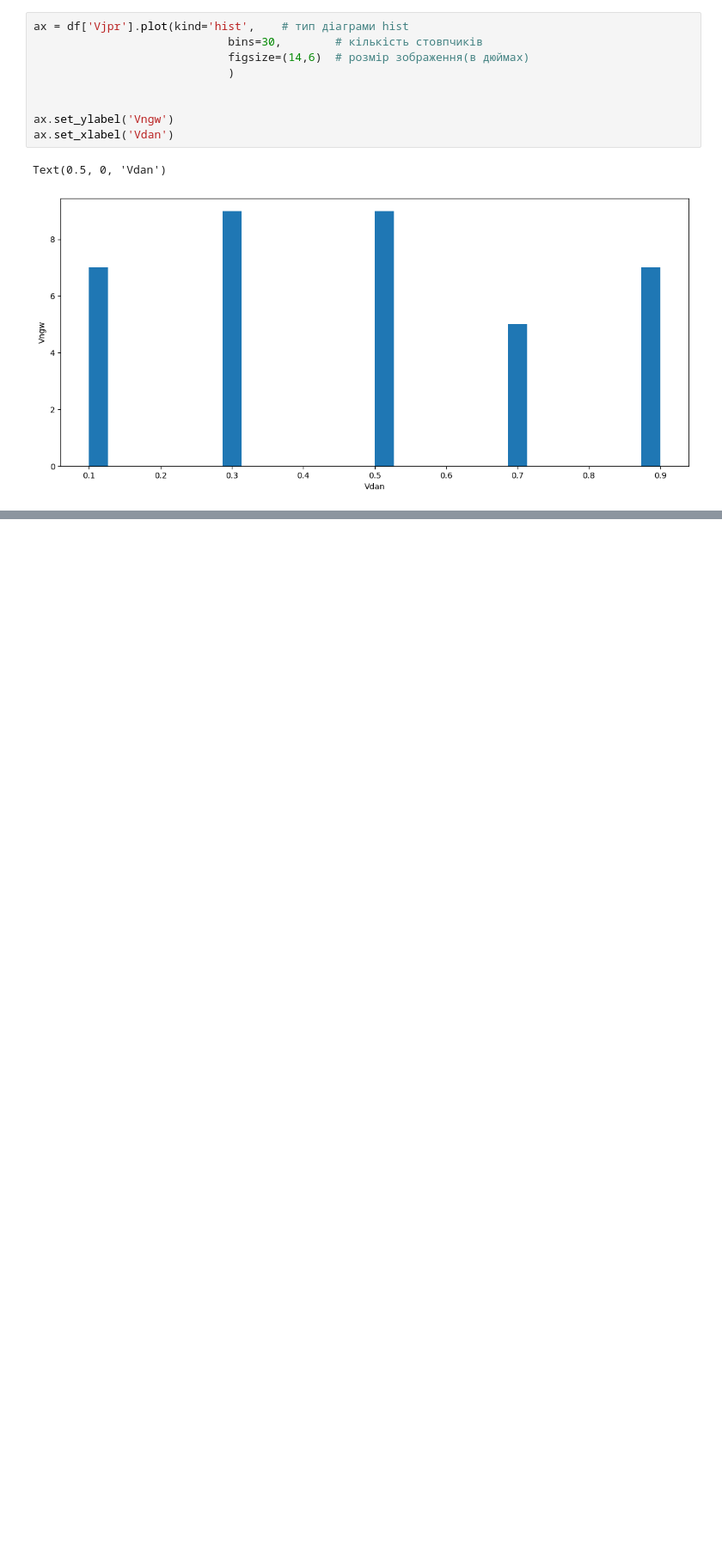
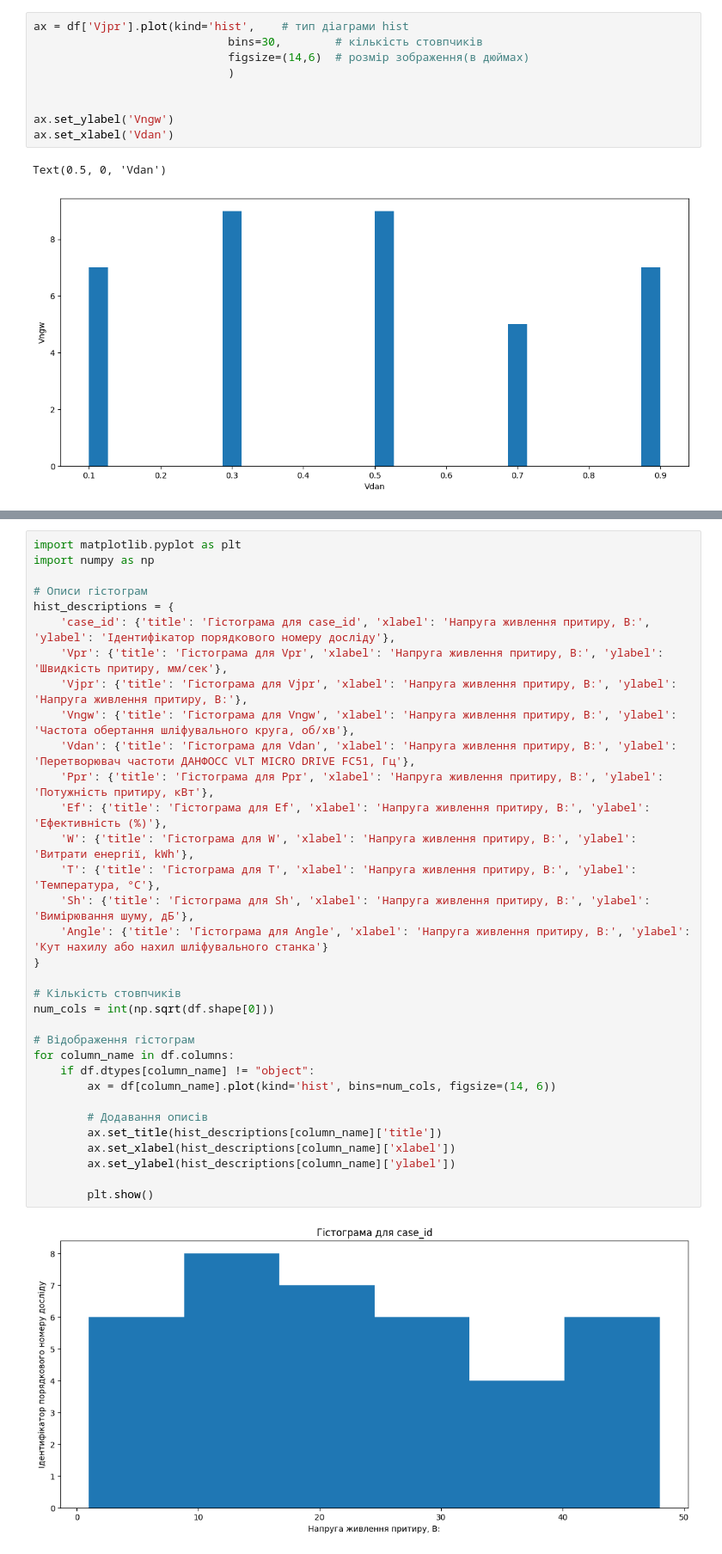
Before and after one commit to IrynaBarnych/AI_EX, a Jupyter notebook: exam/Екзамен.ipynb, the cells around one changed output, grey strips where cells are left out. Shown at 86% size. Saved outputs shown, nothing was run; the diff lists cells and outputs as text; blank space fills up the shorter version.

Commit message:
робота з датасетом та гістограмами

```diff
--- a/exam/Екзамен.ipynb
+++ b/exam/Екзамен.ipynb
@@ -222,0 +254,35 @@ plt.show()
+# %%
+import matplotlib.pyplot as plt
+import numpy as np
+
+# Описи гістограм
+hist_descriptions = {
+    'case_id': {'title': 'Гістограма для case_id', 'xlabel': 'Напруга живлення притиру, В:', 'ylabel': 'Ідентифікатор порядкового номеру досліду'},
+    'Vpr': {'title': 'Гістограма для Vpr', 'xlabel': 'Напруга живлення притиру, В:', 'ylabel': 'Швидкість притиру, мм/сек'},
+    'Vjpr': {'title': 'Гістограма для Vjpr', 'xlabel': 'Напруга живлення притиру, В:', 'ylabel': 'Напруга живлення притиру, В:'},
+    'Vngw': {'title': 'Гістограма для Vngw', 'xlabel': 'Напруга живлення притиру, В:', 'ylabel': 'Частота обертання шліфувального круга, об/хв'},
+    'Vdan': {'title': 'Гістограма для Vdan', 'xlabel': 'Напруга живлення притиру, В:', 'ylabel': 'Перетворювач частоти ДАНФОСС VLT MICRO DRIVE FC51, Гц'},
+    'Ppr': {'title': 'Гістограма для Ppr', 'xlabel': 'Напруга живлення притиру, В:', 'ylabel': 'Потужність притиру, кВт'},
+    'Ef': {'title': 'Гістограма для Ef', 'xlabel': 'Напруга живлення притиру, В:', 'ylabel': 'Ефективність (%)'},
+    'W': {'title': 'Гістограма для W', 'xlabel': 'Напруга живлення притиру, В:', 'ylabel': 'Витрати енергії, kWh'},
+    'T': {'title': 'Гістограма для T', 'xlabel': 'Напруга живлення притиру, В:', 'ylabel': 'Температура, °C'},
+    'Sh': {'title': 'Гістограма для Sh', 'xlabel': 'Напруга живлення притиру, В:', 'ylabel': 'Вимірювання шуму, дБ'},
+    'Angle': {'title': 'Гістограма для Angle', 'xlabel': 'Напруга живлення притиру, В:', 'ylabel': 'Кут нахилу або нахил шліфувального станка'}
+}
+
+# Кількість стовпчиків
+num_cols = int(np.sqrt(df.shape[0]))
+
+# Відображення гістограм
+for column_name in df.columns:
+    if df.dtypes[column_name] != "object":
+        ax = df[column_name].plot(kind='hist', bins=num_cols, figsize=(14, 6))
+
+        # Додавання описів
+        ax.set_title(hist_descriptions[column_name]['title'])
+        ax.set_xlabel(hist_descriptions[column_name]['xlabel'])
+        ax.set_ylabel(hist_descriptions[column_name]['ylabel'])
+
+        plt.show()
+# %% [output]
+[figure, added]
```
Also changed, not shown: parts of 3 cells of this notebook.
